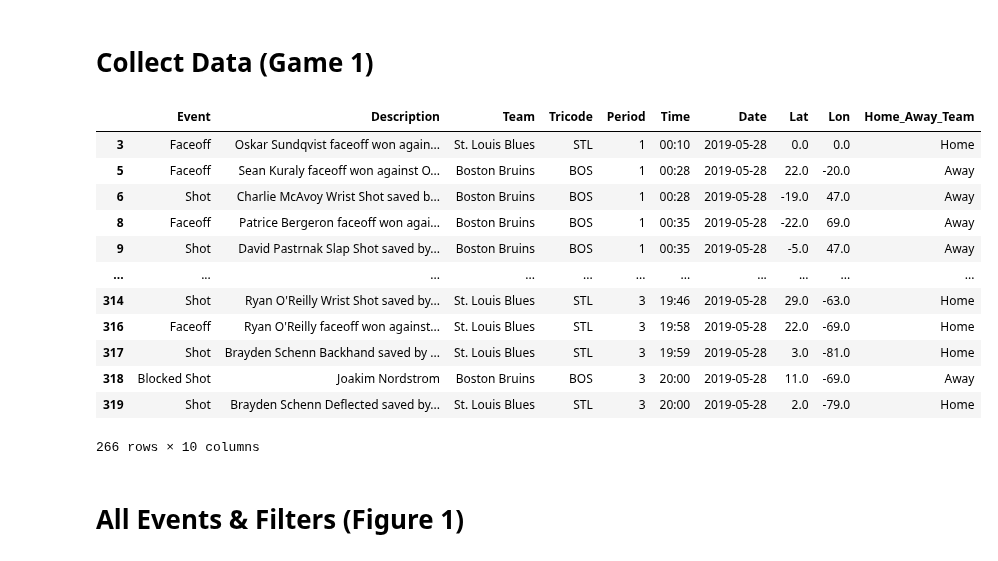
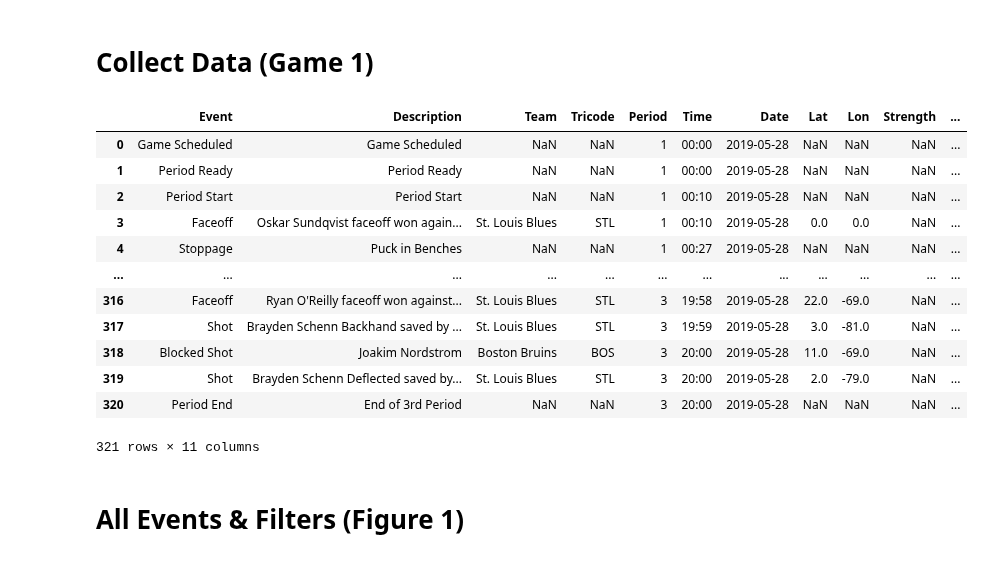
Before and after one commit to vanmeciv/icerinks, a Jupyter notebook: finals/py/Game1/Events&GoalSequences.ipynb, the cells around one changed output. Cells and saved outputs as stored; diff of their text form; code cells hidden in the pictures.

Commit message:
added strength name for goals

```diff
--- a/finals/py/Game1/Events&GoalSequences.ipynb
+++ b/finals/py/Game1/Events&GoalSequences.ipynb
@@ -63,54 +63,75 @@ home_away_df['home.name']
 # create empty array for putting event coordinate data in
 latitude = []
 longitude = []
 
+# create empty array for putting event coordinate data in
+latitude = []
+longitude = []
+
 # iterative loop for pushing data into arrays
 for i in coords:
 
     if coords_df['x'] is not None:
 
         lat = coords_df['y']
         lon = coords_df['x']
         for i in [lat]:
             latitude.append(i)
         for i in [lon]:
             longitude.append(i)
 
+# Creates datafrome with events that includes coordinates
+df = pd.DataFrame(list
+                  (zip(results_df['result.event'],
+                       results_df['result.description'],
+                       results_df['team.name'],
+                       results_df['team.triCode'],
+                       period_df['period'],
+                       time_df['periodTime'],
+                       time_df['dateTime'].str[:10],
+                       lat,
+                       lon,
+                       results_df['result.strength.name'])),
+                  columns = ['Event',
+                             'Description',
+                             'Team',
+                             'Tricode',
+                             'Period',
+                             'Time',
+                             'Date',
+                             'Lat',
+                             'Lon',
+                             'Strength'])
 
-# Creates datafrome with events that includes coordinates
-df = pd.DataFrame(list(zip(results_df['result.event'],results_df['result.description'],results_df['team.name'],results_df['team.triCode'],period_df['period'],time_df['periodTime'],time_df['dateTime'].str[:10],lat,lon)), columns = ['Event','Description','Team','Tricode','Period','Time','Date','Lat','Lon'])
 # Removes rows with "NaN" stoppages and period ends (https://stackoverflow.com/questions/39339935/pandas-dropping-rows-with-missing-data-not-working-using-isnull-notnull)
-df.replace(["NaN", 'NaT'], np.nan, inplace = True)
-df = df.dropna()
-
-# must correct latitude to 95 or -95!
-#     https://datatofish.com/compare-values-dataframes/
+# df.replace(["NaN", 'NaT'], np.nan, inplace = True)
+# df = df.dropna()
 
 # Create a column comparing tricode of Dataframe to tricode of API and tell me which team is home/away
 df['Home_Away_Team'] = np.where(df['Tricode'].values == home_away_df['home.triCode'].values, 'Away', 'Home')
 
 # Create new column that returns opposite longitude for everything during 2nd Period (*-1)
 # df['Lon_2ndPer'] = np.where(df['Period'] == 2, df['Lon']*-1, df['Lon'])
 # Transpose the New column over the old "Lon"
 df['Lon'] = np.where(df['Period'] == 2, df['Lon']*-1, df['Lon'])
 
-pd.set_option("display.max_rows", 30)
+pd.set_option("display.max_rows",30)
 
 df
 # %% [output]
-|  | Event | Description | Team | Tricode | Period | Time | Date | Lat | Lon | Home_Away_Team |
-| 3 | Faceoff | Oskar Sundqvist faceoff won again... | St. Louis Blues | STL | 1 | 00:10 | 2019-05-28 | 0.0 | 0.0 | Home |
-| 5 | Faceoff | Sean Kuraly faceoff won against O... | Boston Bruins | BOS | 1 | 00:28 | 2019-05-28 | 22.0 | -20.0 | Away |
-| 6 | Shot | Charlie McAvoy Wrist Shot saved b... | Boston Bruins | BOS | 1 | 00:28 | 2019-05-28 | -19.0 | 47.0 | Away |
-| 8 | Faceoff | Patrice Bergeron faceoff won agai... | Boston Bruins | BOS | 1 | 00:35 | 2019-05-28 | -22.0 | 69.0 | Away |
-| 9 | Shot | David Pastrnak Slap Shot saved by... | Boston Bruins | BOS | 1 | 00:35 | 2019-05-28 | -5.0 | 47.0 | Away |
-| ... | ... | ... | ... | ... | ... | ... | ... | ... | ... | ... |
-| 314 | Shot | Ryan O'Reilly Wrist Shot saved by... | St. Louis Blues | STL | 3 | 19:46 | 2019-05-28 | 29.0 | -63.0 | Home |
-| 316 | Faceoff | Ryan O'Reilly faceoff won against... | St. Louis Blues | STL | 3 | 19:58 | 2019-05-28 | 22.0 | -69.0 | Home |
-| 317 | Shot | Brayden Schenn Backhand saved by ... | St. Louis Blues | STL | 3 | 19:59 | 2019-05-28 | 3.0 | -81.0 | Home |
-| 318 | Blocked Shot | Joakim Nordstrom | Boston Bruins | BOS | 3 | 20:00 | 2019-05-28 | 11.0 | -69.0 | Away |
-| 319 | Shot | Brayden Schenn Deflected saved by... | St. Louis Blues | STL | 3 | 20:00 | 2019-05-28 | 2.0 | -79.0 | Home |
+|  | Event | Description | Team | Tricode | Period | Time | Date | Lat | Lon | Strength | ... |
+| 0 | Game Scheduled | Game Scheduled | NaN | NaN | 1 | 00:00 | 2019-05-28 | NaN | NaN | NaN | ... |
+| 1 | Period Ready | Period Ready | NaN | NaN | 1 | 00:00 | 2019-05-28 | NaN | NaN | NaN | ... |
+| 2 | Period Start | Period Start | NaN | NaN | 1 | 00:10 | 2019-05-28 | NaN | NaN | NaN | ... |
+| 3 | Faceoff | Oskar Sundqvist faceoff won again... | St. Louis Blues | STL | 1 | 00:10 | 2019-05-28 | 0.0 | 0.0 | NaN | ... |
+| 4 | Stoppage | Puck in Benches | NaN | NaN | 1 | 00:27 | 2019-05-28 | NaN | NaN | NaN | ... |
+| ... | ... | ... | ... | ... | ... | ... | ... | ... | ... | ... | ... |
+| 316 | Faceoff | Ryan O'Reilly faceoff won against... | St. Louis Blues | STL | 3 | 19:58 | 2019-05-28 | 22.0 | -69.0 | NaN | ... |
+| 317 | Shot | Brayden Schenn Backhand saved by ... | St. Louis Blues | STL | 3 | 19:59 | 2019-05-28 | 3.0 | -81.0 | NaN | ... |
+| 318 | Blocked Shot | Joakim Nordstrom | Boston Bruins | BOS | 3 | 20:00 | 2019-05-28 | 11.0 | -69.0 | NaN | ... |
+| 319 | Shot | Brayden Schenn Deflected saved by... | St. Louis Blues | STL | 3 | 20:00 | 2019-05-28 | 2.0 | -79.0 | NaN | ... |
+| 320 | Period End | End of 3rd Period | NaN | NaN | 3 | 20:00 | 2019-05-28 | NaN | NaN | NaN | ... |
-266 rows × 10 columns
+321 rows × 11 columns
 # %% [markdown]
 # All Events & Filters (Figure 1)
 # %%
```
Also changed, not shown: parts of 2 cells of this notebook.
